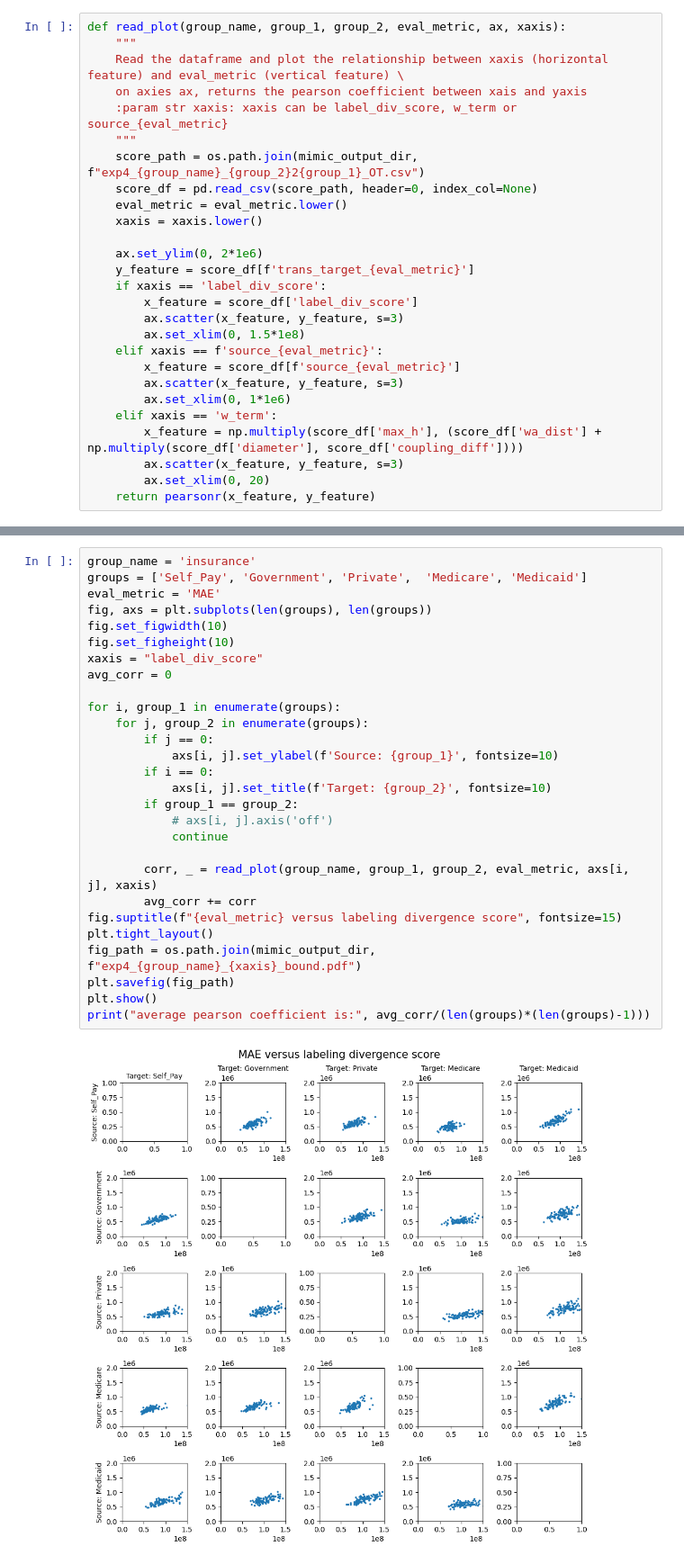
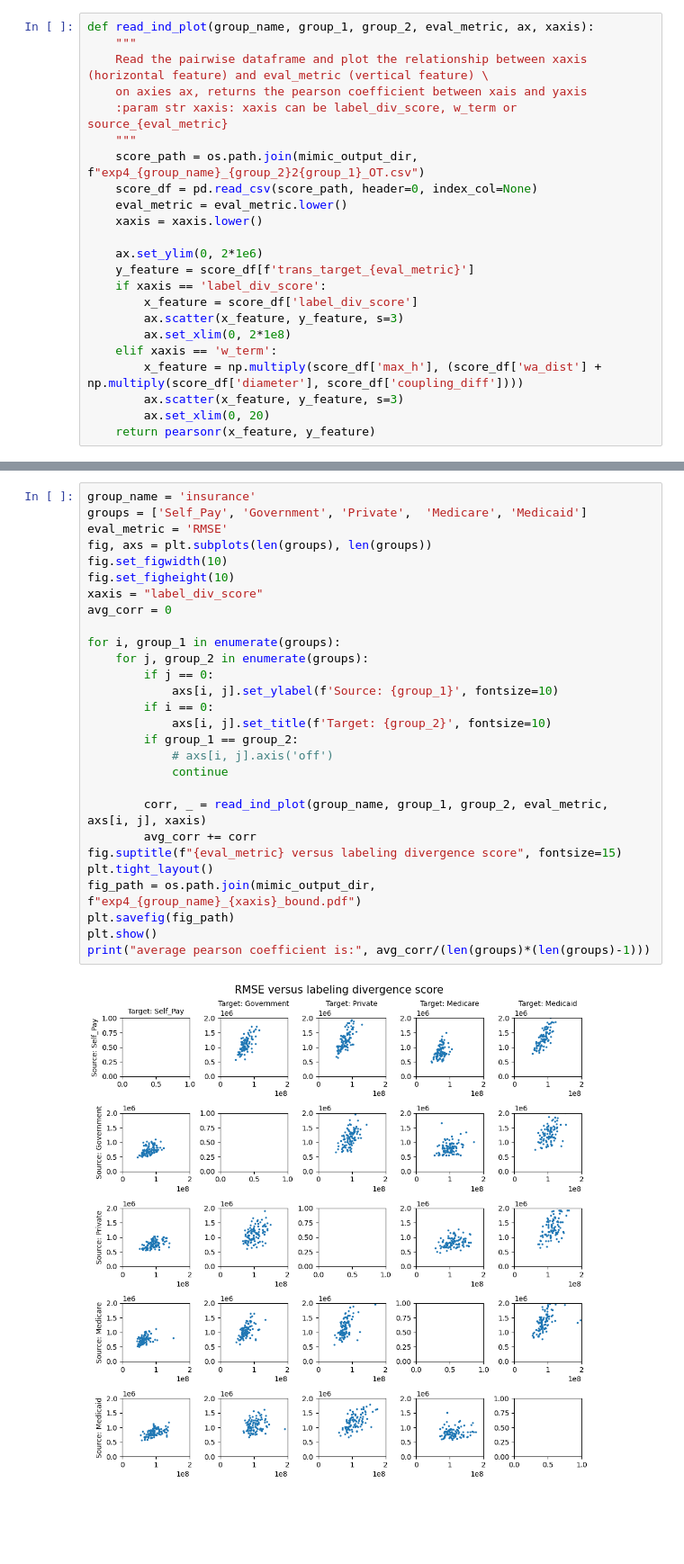
Before and after one commit to causalpathlab/EHR-OT, a Jupyter notebook: mimic_exp/admission/mimic_exp4_bound.ipynb, the cells around one changed output, grey strips where cells are left out. Shown at 90% size. Cells and saved outputs as stored; diff of their text form; blank space fills up the shorter version.

```diff
--- a/mimic_exp/admission/mimic_exp4_bound.ipynb
+++ b/mimic_exp/admission/mimic_exp4_bound.ipynb
@@ -10,9 +11,9 @@ import pandas as pd
 from statistics import mean, stdev
 from scipy.stats import pearsonr
 # %%
-def read_plot(group_name, group_1, group_2, eval_metric, ax, xaxis):
+def read_ind_plot(group_name, group_1, group_2, eval_metric, ax, xaxis):
     """
-    Read the dataframe and plot the relationship between xaxis (horizontal feature) and eval_metric (vertical feature) \
+    Read the pairwise dataframe and plot the relationship between xaxis (horizontal feature) and eval_metric (vertical feature) \
     on axies ax, returns the pearson coefficient between xais and yaxis
     :param str xaxis: xaxis can be label_div_score, w_term or source_{eval_metric}
     """
@@ -26,11 +27,7 @@ def read_plot(group_name, group_1, group_2, eval_metric, ax, xaxis):
     if xaxis == 'label_div_score':
         x_feature = score_df['label_div_score']
         ax.scatter(x_feature, y_feature, s=3)
-        ax.set_xlim(0, 1.5*1e8)
-    elif xaxis == f'source_{eval_metric}':
-        x_feature = score_df[f'source_{eval_metric}']
-        ax.scatter(x_feature, y_feature, s=3)
-        ax.set_xlim(0, 1*1e6)
+        ax.set_xlim(0, 2*1e8)
     elif xaxis == 'w_term':
         x_feature = np.multiply(score_df['max_h'], (score_df['wa_dist'] + np.multiply(score_df['diameter'], score_df['coupling_diff'])))
         ax.scatter(x_feature, y_feature, s=3)
@@ -39,30 +77,30 @@ def read_plot(group_name, group_1, group_2, eval_metric, ax, xaxis):
 # %%
 group_name = 'insurance'
 groups = ['Self_Pay', 'Government', 'Private',  'Medicare', 'Medicaid']
-eval_metric = 'MAE'
+eval_metric = 'RMSE'
 fig, axs = plt.subplots(len(groups), len(groups))
 fig.set_figwidth(10)
 fig.set_figheight(10)
 xaxis = "label_div_score"
 avg_corr = 0
 
 for i, group_1 in enumerate(groups):
     for j, group_2 in enumerate(groups):
         if j == 0:
             axs[i, j].set_ylabel(f'Source: {group_1}', fontsize=10)
         if i == 0:
             axs[i, j].set_title(f'Target: {group_2}', fontsize=10)
         if group_1 == group_2:
             # axs[i, j].axis('off')
             continue
 
-        corr, _ = read_plot(group_name, group_1, group_2, eval_metric, axs[i, j], xaxis)
+        corr, _ = read_ind_plot(group_name, group_1, group_2, eval_metric, axs[i, j], xaxis)
         avg_corr += corr
 fig.suptitle(f"{eval_metric} versus labeling divergence score", fontsize=15)
 plt.tight_layout()
 fig_path = os.path.join(mimic_output_dir, f"exp4_{group_name}_{xaxis}_bound.pdf")
 plt.savefig(fig_path)
 plt.show()
 print("average pearson coefficient is:", avg_corr/(len(groups)*(len(groups)-1)))
 # %% [output]
-[figure, old version]
+[figure, new version]
```
Also changed, not shown: parts of 7 cells of this notebook, 12 other files.
